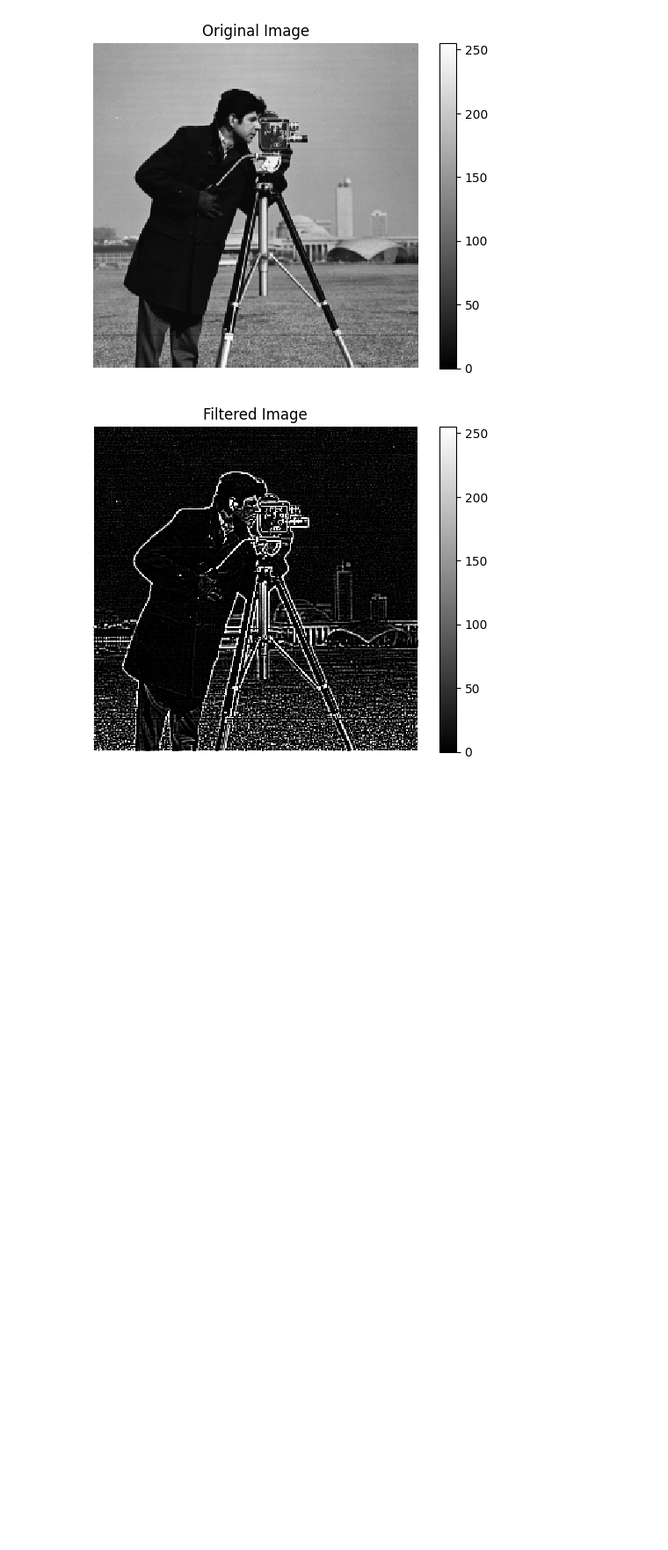
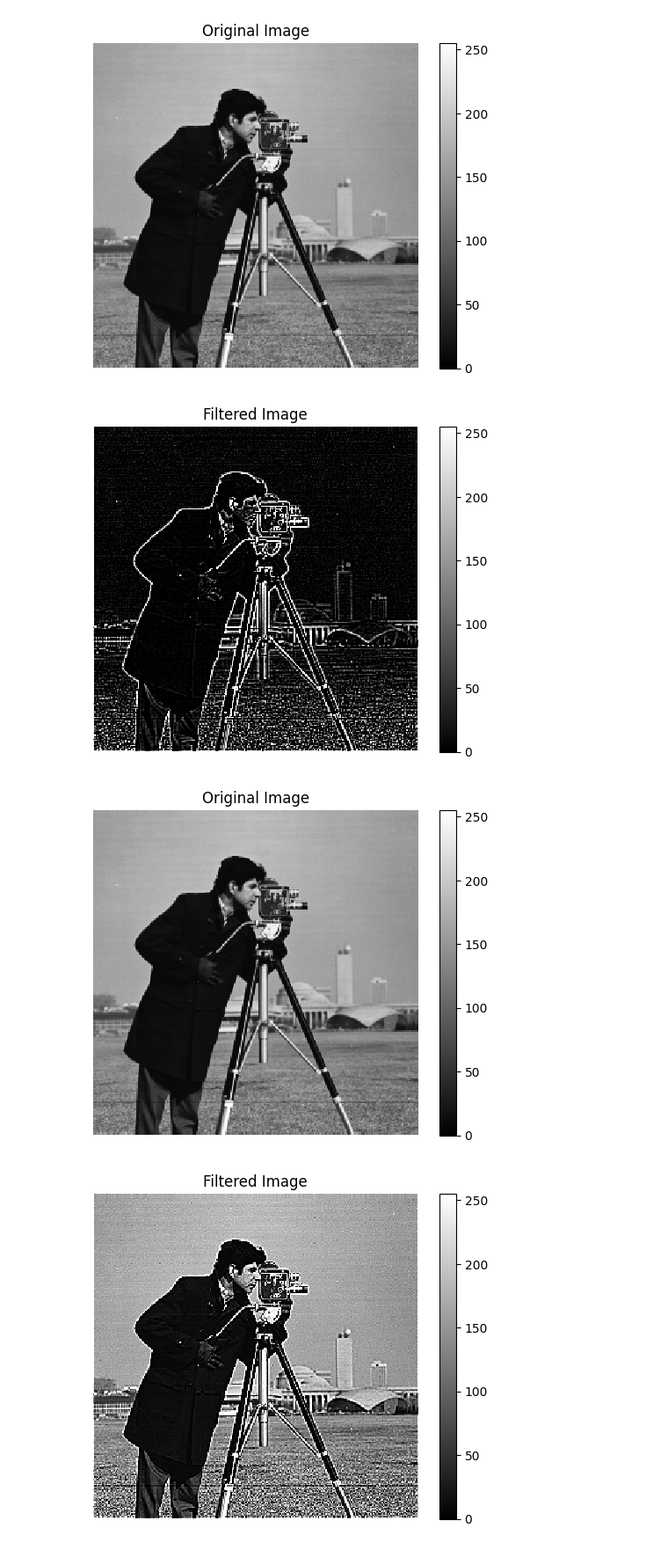
Before and after one commit to NMakarov97/ECE-GY-6123, a Jupyter notebook: HW2/ECE-6123 HW2.ipynb, the cells around one changed output. Shown at 88% size. Cells and saved outputs as stored; diff of their text form; code cells hidden in the pictures; blank space fills up the shorter version.

Commit message:
Add section to apply H3 filter to image

```diff
--- a/HW2/ECE-6123 HW2.ipynb
+++ b/HW2/ECE-6123 HW2.ipynb
@@ -94,3 +94,10 @@ plot_filtering(image_data,H2)
 # %% [output]
 [figure]
 [figure]
+# %%
+# Apply H3 filter to image
+H3 = np.asarray([[0,-1,0],[-1,5,-1],[0,-1,0]]) # H3 filter matrix
+plot_filtering(image_data,H3)
+# %% [output]
+[figure, added]
+[figure, added]
```
